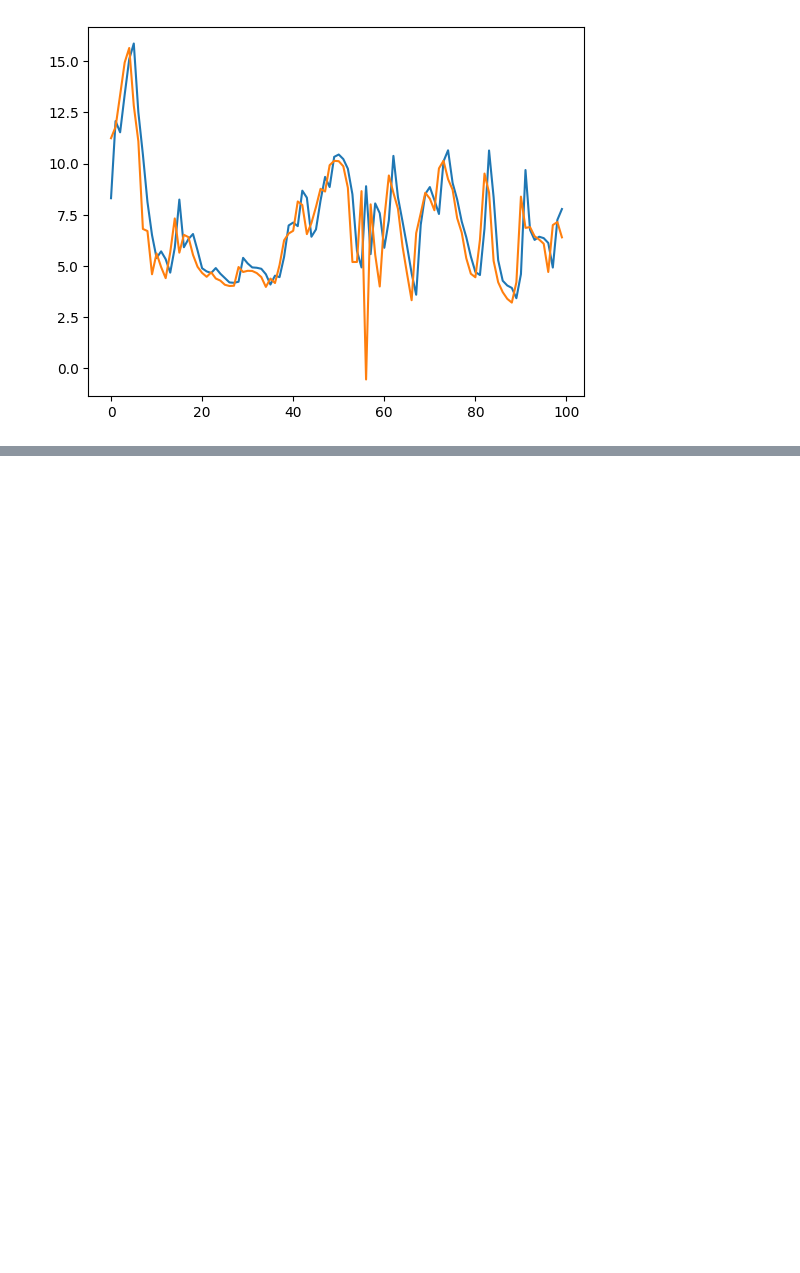
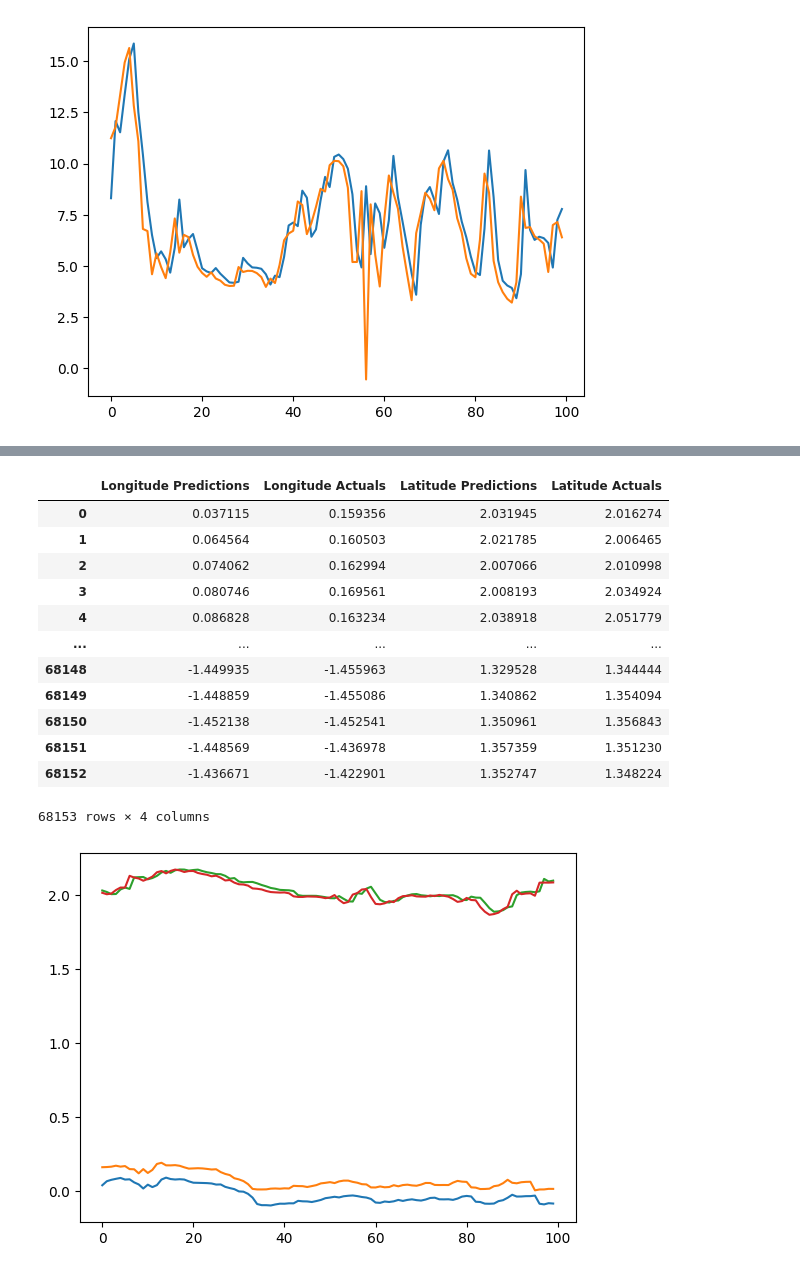
Before and after one commit to JonPGallegos/ocean_climate, a Jupyter notebook: ocean_climate.ipynb, the cells around one changed output, grey strips where cells are left out. Cells and saved outputs as stored; diff of their text form; code cells hidden in the pictures; blank space fills up the shorter version.

```diff
--- a/ocean_climate.ipynb
+++ b/ocean_climate.ipynb
@@ -608,0 +944,8 @@ model2.fit(X_train1, y_train1, validation_data=(X_val1, y_val1), epochs=10, call
+# %%
+model5 = Sequential()
+model5.add(InputLayer((7, 12)))
+model5.add(LSTM(64))
+model5.add(Dense(8, 'relu'))
+model5.add(Dense(2, 'linear'))
+
+model5.summary()
@@ -608,0 +968,5 @@ model2.fit(X_train1, y_train1, validation_data=(X_val1, y_val1), epochs=10, call
+# %%
+cp5 = ModelCheckpoint('model5/', save_best_only=True)
+model5.compile(loss=MeanSquaredError(), optimizer=Adam(learning_rate=0.0001), metrics=[RootMeanSquaredError()])
+# %%
+model5.fit(X3_train, y3_train, validation_data=(X3_val, y3_val), epochs=10, callbacks=[cp5])
@@ -608,0 +998,18 @@ model2.fit(X_train1, y_train1, validation_data=(X_val1, y_val1), epochs=10, call
+# %%
+def plot_predictions2(model, X, y, start=0, end=100):
+  predictions = model.predict(X)
+  lat_preds, long_preds = predictions[:, 0], predictions[:, 1]
+  lat_actuals, long_actuals = y[:, 0], y[:, 1]
+  df = pd.DataFrame(data={'Longitude Predictions': long_preds,
+                          'Longitude Actuals':long_actuals,
+                          'Latitude Predictions': lat_preds,
+                          'Latitude Actuals': lat_actuals
+                          })
+  plt.plot(df['Longitude Predictions'][start:end])
+  plt.plot(df['Longitude Actuals'][start:end])
+  plt.plot(df['Latitude Predictions'][start:end])
+  plt.plot(df['Latitude Actuals'][start:end])
+  return df
+# %%
+plot_predictions2(model5, X3_test, y3_test)
+# %% [output]
@@ -608,0 +1017,14 @@ model2.fit(X_train1, y_train1, validation_data=(X_val1, y_val1), epochs=10, call
+|  | Longitude Predictions | Longitude Actuals | Latitude Predictions | Latitude Actuals |
+| 0 | 0.037115 | 0.159356 | 2.031945 | 2.016274 |
+| 1 | 0.064564 | 0.160503 | 2.021785 | 2.006465 |
+| 2 | 0.074062 | 0.162994 | 2.007066 | 2.010998 |
+| 3 | 0.080746 | 0.169561 | 2.008193 | 2.034924 |
+| 4 | 0.086828 | 0.163234 | 2.038918 | 2.051779 |
+| ... | ... | ... | ... | ... |
+| 68148 | -1.449935 | -1.455963 | 1.329528 | 1.344444 |
+| 68149 | -1.448859 | -1.455086 | 1.340862 | 1.354094 |
+| 68150 | -1.452138 | -1.452541 | 1.350961 | 1.356843 |
+| 68151 | -1.448569 | -1.436978 | 1.357359 | 1.351230 |
+| 68152 | -1.436671 | -1.422901 | 1.352747 | 1.348224 |
+68153 rows × 4 columns
+[figure, added]
```
Also changed, not shown: parts of 32 cells of this notebook.
